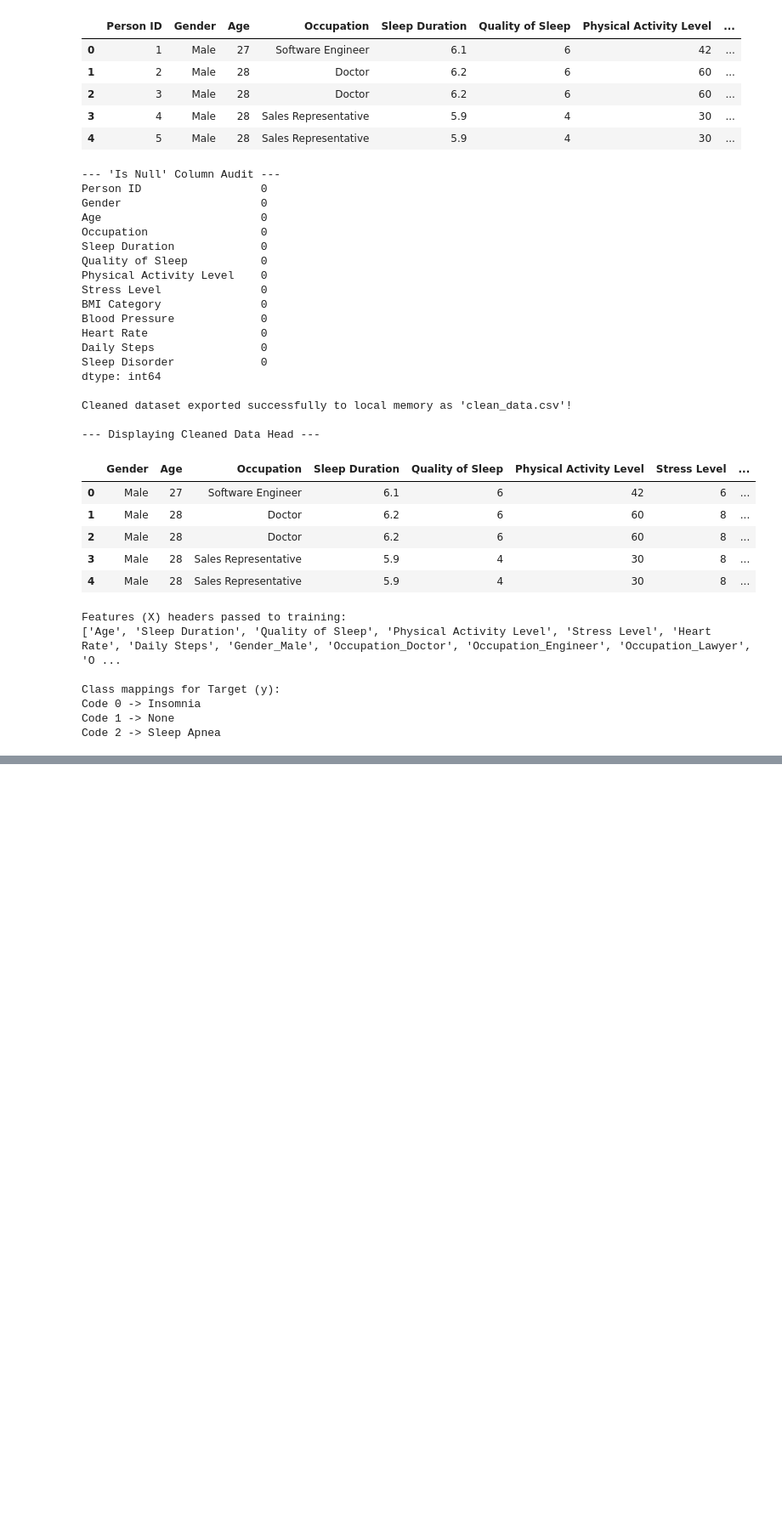
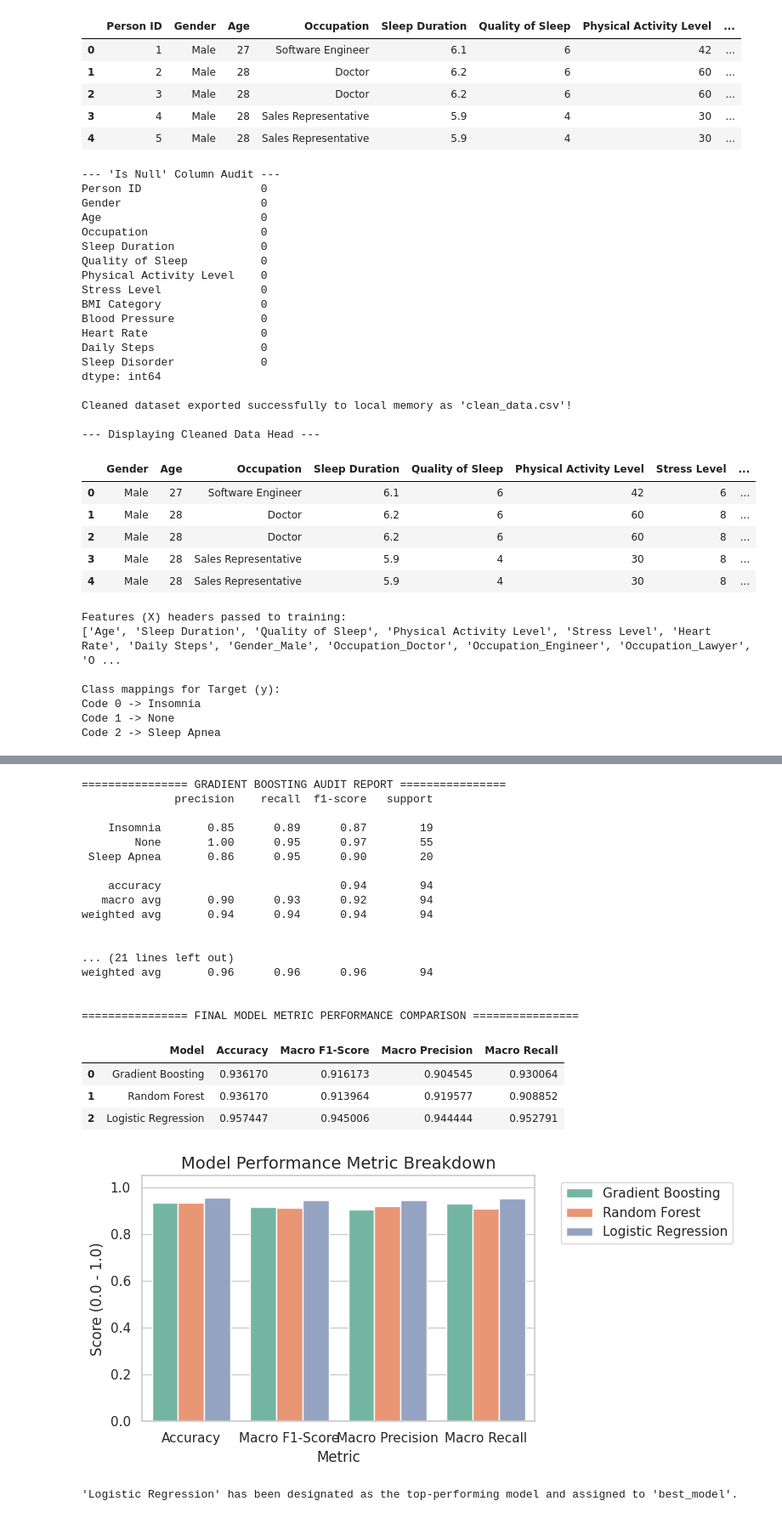
Before and after one commit to MaryumHayat/Internship, a Jupyter notebook: Colab.ipynb, the cells around one changed output, grey strips where cells are left out. Shown at 85% size. Drawn from its saved outputs; the diff is of its cells as text; code cells hidden in the pictures; blank space fills up the shorter version.

```diff
--- a/Colab.ipynb
+++ b/Colab.ipynb
@@ -247,3 +213,81 @@ weighted avg       0.95      0.95      0.95        94
+# %%
+# STAGE 7: Evaluation Metrics & Diagnostic Audits
+import numpy as np
+import pandas as pd
+import matplotlib.pyplot as plt
+import seaborn as sns
+from sklearn.metrics import classification_report, confusion_matrix, accuracy_score, f1_score, precision_score, recall_score
+
+%matplotlib inline
+sns.set_theme(style="whitegrid")
+
+# DataFrame to hold the comparative summary metrics
+performance_summary = []
+
+for name, model in best_models.items():
+    y_pred = model.predict(X_test)
+
+    # Calculate comparative metrics
+    acc = accuracy_score(y_test, y_pred)
+    f1 = f1_score(y_test, y_pred, average='macro')
+    prec = precision_score(y_test, y_pred, average='macro')
+    rec = recall_score(y_test, y_pred, average='macro')
+
+    performance_summary.append({
+        'Model': name,
+        'Accuracy': acc,
+        'Macro F1-Score': f1,
+        'Macro Precision': prec,
+        'Macro Recall': rec
+    })
+
+    print(f"\n================ {name.upper()} AUDIT REPORT ================")
+    print(classification_report(y_test, y_pred, target_names=le_target.classes_))
+
+# Display side-by-side comparison matrix table
+df_compare = pd.DataFrame(performance_summary)
+print("\n================ FINAL MODEL METRIC PERFORMANCE COMPARISON ================")
+display(df_compare)
+
+# Plot a simple performance comparison chart
+df_melted = df_compare.melt(id_vars='Model', var_name='Metric', value_name='Value')
+plt.figure(figsize=(8, 4))
+sns.barplot(data=df_melted, x='Metric', y='Value', hue='Model', palette='Set2')
+plt.title('Model Performance Metric Breakdown', fontsize=14)
+plt.ylabel('Score (0.0 - 1.0)')
+plt.ylim(0, 1.05)
+plt.legend(bbox_to_anchor=(1.05, 1), loc='upper left')
+plt.tight_layout()
+plt.show()
+
+# Find the overall best model based on F1-score to pass down to the saving stage
+best_model_name = df_compare.sort_values(by='Macro F1-Score', ascending=False).iloc[0]['Model']
+best_model = best_models[best_model_name]
+print(f"\n'{best_model_name}' has been designated as the top-performing model and assigned to 'best_model'.")
+# %% [output]
+================ GRADIENT BOOSTING AUDIT REPORT ================
+              precision    recall  f1-score   support
+
+    Insomnia       0.85      0.89      0.87        19
+        None       1.00      0.95      0.97        55
+ Sleep Apnea       0.86      0.95      0.90        20
+
+    accuracy                           0.94        94
+   macro avg       0.90      0.93      0.92        94
+weighted avg       0.94      0.94      0.94        94
+
+
+... (21 lines left out)
+weighted avg       0.96      0.96      0.96        94
+
+
+================ FINAL MODEL METRIC PERFORMANCE COMPARISON ================
+|  | Model | Accuracy | Macro F1-Score | Macro Precision | Macro Recall |
+| 0 | Gradient Boosting | 0.936170 | 0.916173 | 0.904545 | 0.930064 |
+| 1 | Random Forest | 0.936170 | 0.913964 | 0.919577 | 0.908852 |
+| 2 | Logistic Regression | 0.957447 | 0.945006 | 0.944444 | 0.952791 |
+[figure, added]
+'Logistic Regression' has been designated as the top-performing model and assigned to 'best_model'.
 # %%
 import pickle
 
```
Also changed, not shown: parts of 4 cells of this notebook.
